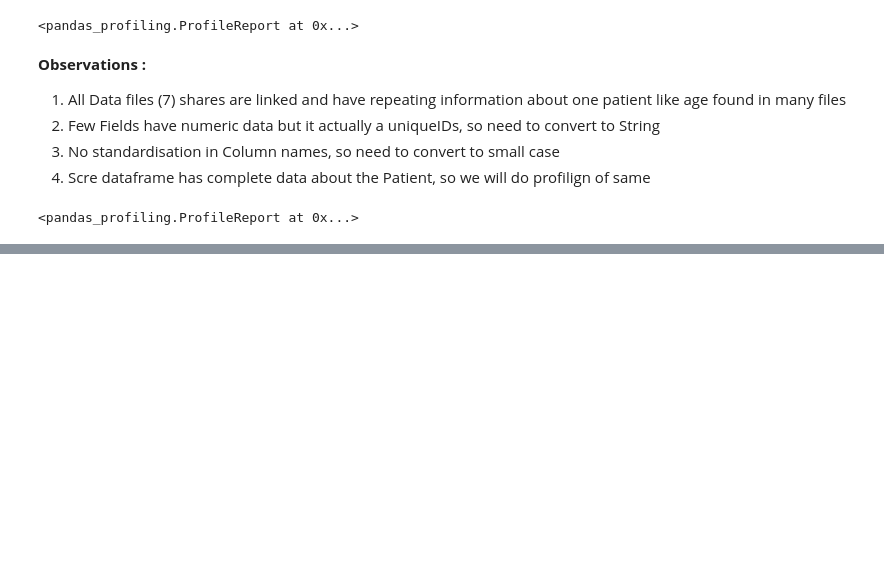
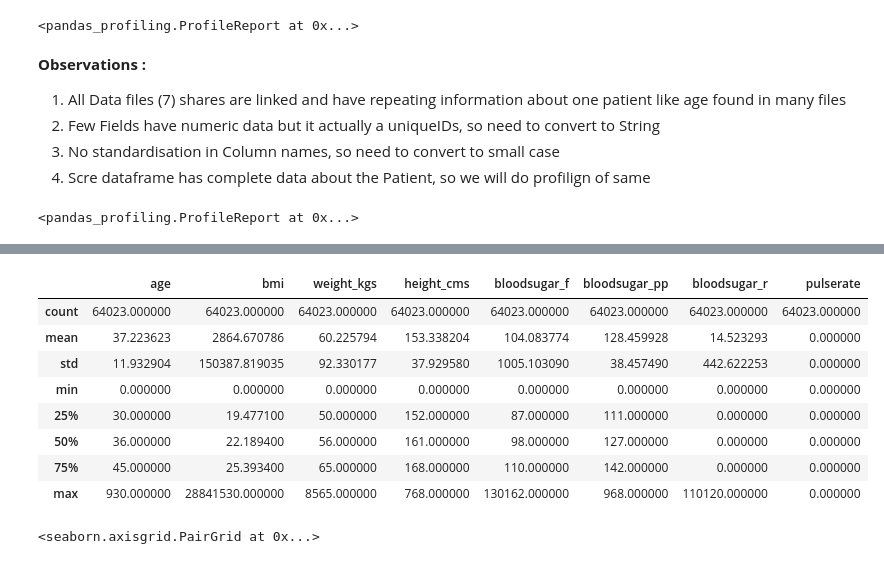
Before and after one commit to jaymalak/HIMS, a Jupyter notebook: Construction_worker_healthdata.ipynb, the cells around one changed output, grey strips where cells are left out. Drawn from its saved outputs; the diff is of its cells as text; code cells hidden in the pictures; blank space fills up the shorter version.

```diff
--- a/Construction_worker_healthdata.ipynb
+++ b/Construction_worker_healthdata.ipynb
@@ -420,0 +425,2 @@ pandas_profiling.ProfileReport(scre)
+# %%
+scre.columns = map(str.lower, scre.columns)
@@ -420,0 +529,10 @@ pandas_profiling.ProfileReport(scre)
+# %%
+scre.campid=scre.campid.astype(str)
+scre.distlgdcode=scre.distlgdcode.astype(str)
+scre.regdid=scre.regdid.astype(str)
+scre.regdno=scre.regdno.astype(str)
+scre.mobile=scre.mobile.astype(str)
+# %%
+scre = scre.fillna(0)
+# %%
+scre.age=scre.age.astype(int)
@@ -420,0 +559,16 @@ pandas_profiling.ProfileReport(scre)
+# %%
+scre.describe()
+# %% [output]
+|  | age | bmi | weight_kgs | height_cms | bloodsugar_f | bloodsugar_pp | bloodsugar_r | pulserate |
+| count | 64023.000000 | 64023.000000 | 64023.000000 | 64023.000000 | 64023.000000 | 64023.000000 | 64023.000000 | 64023.000000 |
+| mean | 37.223623 | 2864.670786 | 60.225794 | 153.338204 | 104.083774 | 128.459928 | 14.523293 | 0.000000 |
+| std | 11.932904 | 150387.819035 | 92.330177 | 37.929580 | 1005.103090 | 38.457490 | 442.622253 | 0.000000 |
+| min | 0.000000 | 0.000000 | 0.000000 | 0.000000 | 0.000000 | 0.000000 | 0.000000 | 0.000000 |
+| 25% | 30.000000 | 19.477100 | 50.000000 | 152.000000 | 87.000000 | 111.000000 | 0.000000 | 0.000000 |
+| 50% | 36.000000 | 22.189400 | 56.000000 | 161.000000 | 98.000000 | 127.000000 | 0.000000 | 0.000000 |
+| 75% | 45.000000 | 25.393400 | 65.000000 | 168.000000 | 110.000000 | 142.000000 | 0.000000 | 0.000000 |
+| max | 930.000000 | 28841530.000000 | 8565.000000 | 768.000000 | 130162.000000 | 968.000000 | 110120.000000 | 0.000000 |
+# %%
+sns.pairplot(scre)
+# %% [output]
+<seaborn.axisgrid.PairGrid at 0x...>
```
Also changed, not shown: parts of 32 cells of this notebook.
